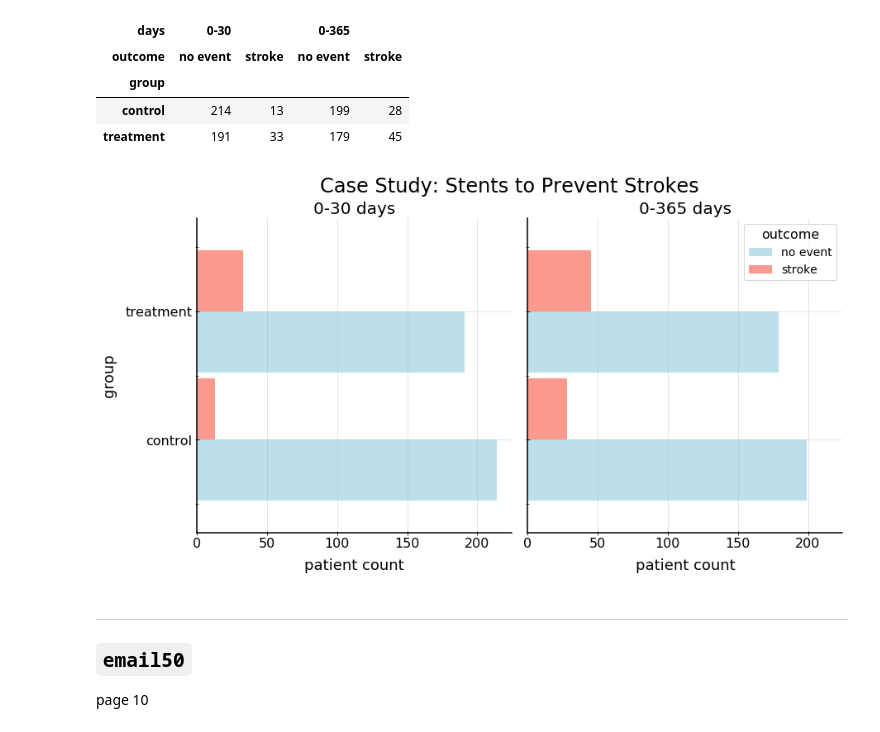
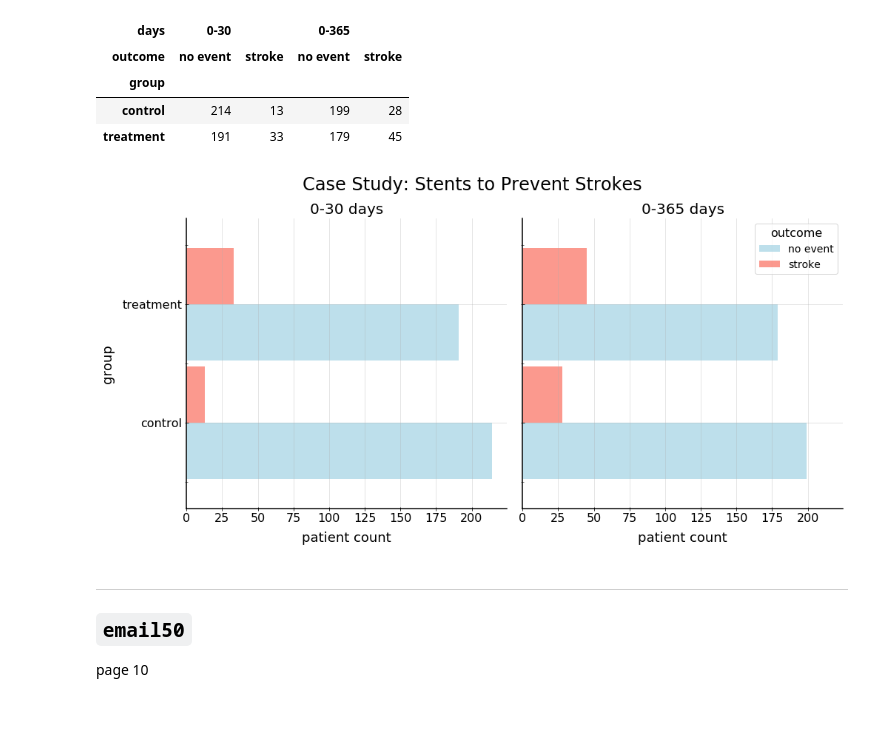
Before and after one commit to ukrainian-serge/open_intro_statistics, a Jupyter notebook: chap_1.ipynb, the cells around one changed output. Cells and saved outputs as stored; diff of their text form; code cells hidden in the pictures.

```diff
--- a/chap_1.ipynb
+++ b/chap_1.ipynb
@@ -54,27 +54,23 @@ one_two
 | control | 214 | 13 | 199 | 28 |
 | treatment | 191 | 33 | 179 | 45 |
 # %%
-fig, axes1=(_, _) = plt.subplots(1,2,sharey=True, sharex=True, constrained_layout=False);
+fig, axes1=(_, _) = plt.subplots(1,2,sharey=True, sharex=True, constrained_layout=True);
 fig.suptitle('Case Study: Stents to Prevent Strokes');
 
 zip_package = list(zip(
     axes1,
     [one_two['0-30'], one_two['0-365']],
     ['0-30 days', '0-365 days'],
     ['patient count'] * 2,
     ['group', None],
     [False, True],
+))
 
-))
 for (ax, df, title, xlabel, ylabel, legend) in zip_package:
-    df.plot.barh(ax=ax, alpha=0.8,
-                 legend=legend,
-                 label=title, width=0.95,
-                 color=['lightblue', 'salmon']
-                );
+    df.plot.barh(ax=ax, alpha=0.8,legend=legend,label=title, width=0.95,color=['lightblue', 'salmon']);
     ax.set(title=title, xlabel=xlabel, ylabel=ylabel);
 # %% [output]
-[figure, old version]
+[figure, new version]
 # %% [markdown]
 ---
 
```
Also changed, not shown: parts of 1 cell of this notebook.
